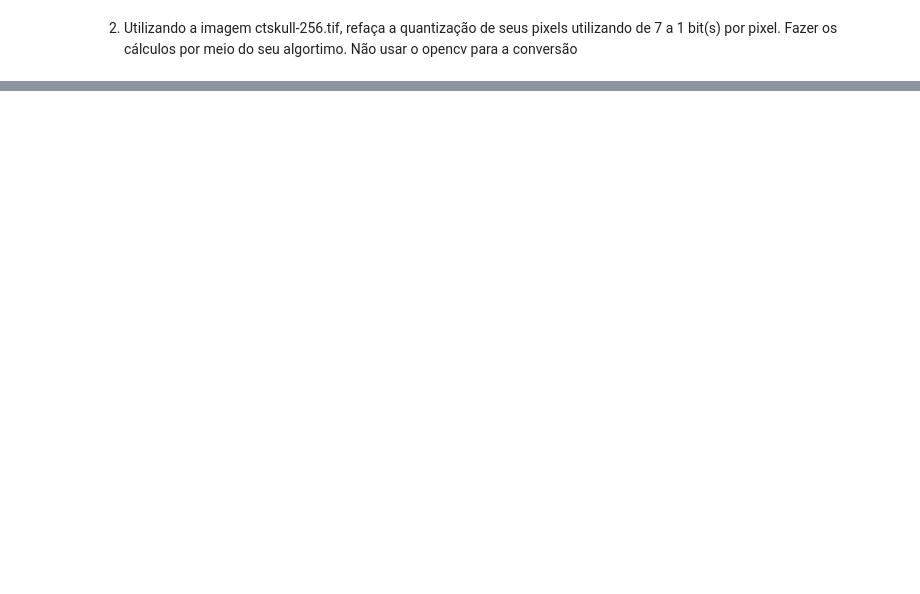
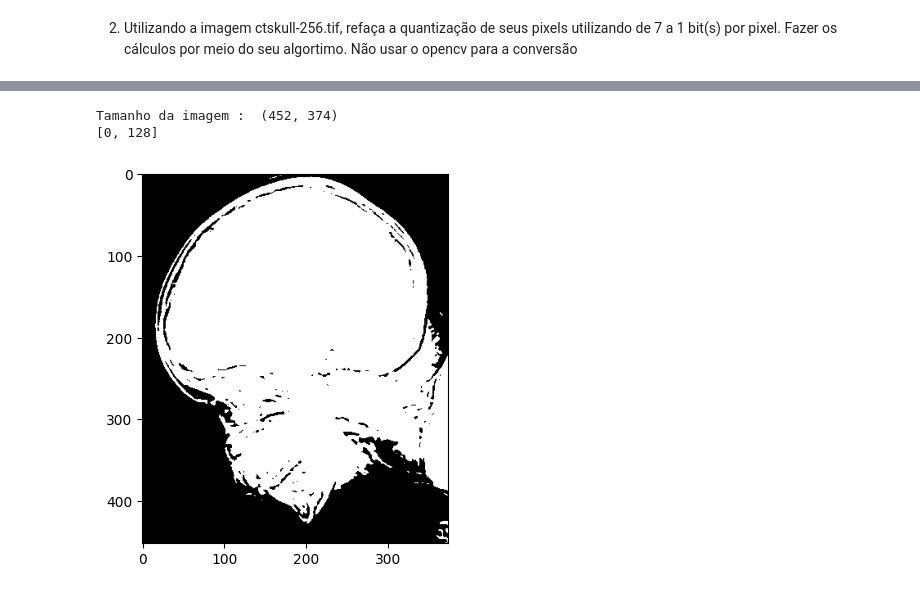
Before and after one commit to BerZeNot/gsi058_t1_paulo.gg, a Jupyter notebook: Lab01 - Sampling and Quantization/lab01.ipynb, the cells around one changed output, grey strips where cells are left out. Drawn from its saved outputs; the diff is of its cells as text; code cells hidden in the pictures; blank space fills up the shorter version.

```diff
--- a/Lab01 - Sampling and Quantization/lab01.ipynb
+++ b/Lab01 - Sampling and Quantization/lab01.ipynb
@@ -112,0 +116,49 @@ print(out[0,0])
+# %%
+import cv2
+import matplotlib.pyplot as plt
+import numpy as np
+
+img = cv2.imread("ctskull-256.tif", cv2.IMREAD_GRAYSCALE)
+
+plt.imshow(img, cmap='gray', vmin=0, vmax=255);
+
+print('Tamanho da imagem : ',img.shape)
+# convertendo para 300dpi
+
+linhas = img.shape[0]
+colunas = img.shape[1];
+
+# Com esse parâmetro configura-se o número de bits da imagem
+numeroDeBits = 2
+distanciaEntreAmostras = 256/numeroDeBits
+
+#Pega a nova paleta de cores
+amostra = []
+for i in range(0,numeroDeBits):
+    amostra.append(int(distanciaEntreAmostras*i))
+
+
+print(amostra)
+
+for i in range(0, linhas):
+    for j in range(0, colunas):
+        if(numeroDeBits == 2):
+            if(img[i,j] < 128):
+                img[i,j] = 0
+            else:
+                img[i,j] = 255
+        else:
+            novoValor = 0
+            for a in amostra:
+                if(a <= img[i,j]):
+                    novoValor = a
+                else:
+                    break
+            img[i,j] = novoValor
+
+
+plt.imshow(img, cmap='gray', vmin=0, vmax=255);
+# %% [output]
+Tamanho da imagem :  (452, 374)
+[0, 128]
+[figure, added]
```
Also changed, not shown: parts of 4 cells of this notebook.
